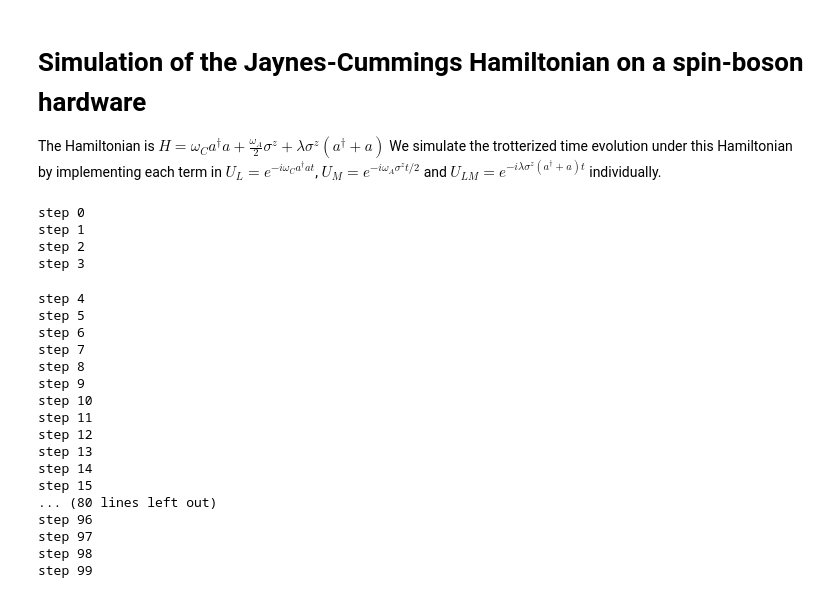
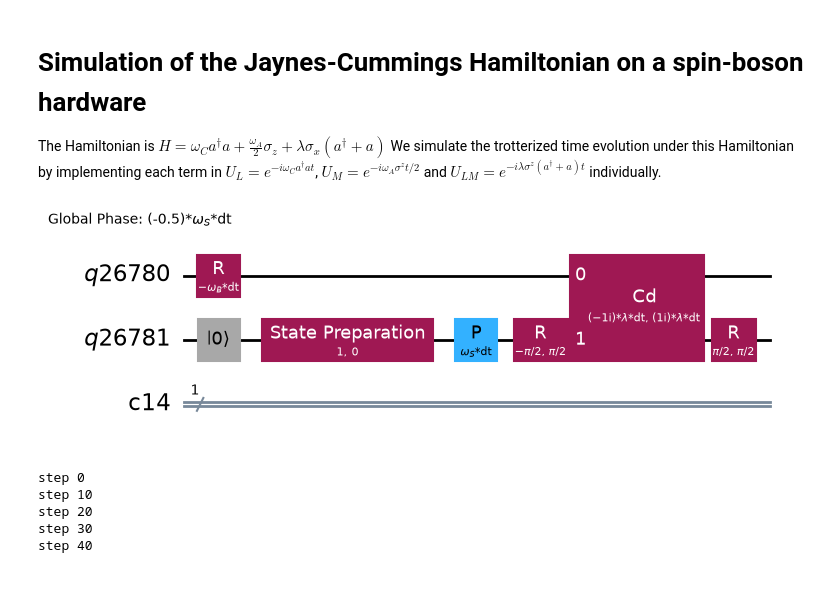
Before and after one commit to simkoi/bosonic_algo, a Jupyter notebook: JC_spin-boson_hardware.ipynb, the cells around one changed output. Saved outputs shown, nothing was run; the diff lists cells and outputs as text; code cells hidden in the pictures.

```diff
--- a/JC_spin-boson_hardware.ipynb
+++ b/JC_spin-boson_hardware.ipynb
@@ -9,7 +19,7 @@ import bosonic_qiskit
 # Simulation of the Jaynes-Cummings Hamiltonian on a spin-boson hardware
 
 The Hamiltonian is
-$H=\omega_C a^\dagger a + \frac{\omega_A}{2}\sigma^z + \lambda \sigma^z (a^\dagger + a)$
+$H=\omega_C a^\dagger a + \frac{\omega_A}{2}\sigma_z + \lambda \sigma_x (a^\dagger + a)$
 </br></br>
 We simulate the trotterized time evolution under this Hamiltonian  by implementing each term in $U_L=e^{-i \omega_C a^\dagger a t}$, $U_M=e^{-i \omega_A \sigma^z t/2}$ and $U_{LM}=e^{-i \lambda \sigma^z (a^\dagger + a) t}$ individually.
 # %%
@@ -60,26 +75,23 @@ def trotterise(circuit, boson, spin, omega_A, omega_C, lam, N, dt, sigmax, sigma
 # %%
-# Define Hamiltonian parameters
-omega_A = 1
-omega_C = 1
-lam = 0.1
-
-# Define computational parameters
-t_tot = 2*np.pi/lam # total time
-N = 100 # number of Trotter time steps
-dt = t_tot/N # timestep
-
+from qiskit.circuit import Parameter
 # Cutoff of the qumode's Fock space: 2^num_qubits_per_qumode
-num_qubits_per_qumode = 3
+num_qubits_per_qumode = 1
 
 # Create new circuit
 boson = bosonic_qiskit.QumodeRegister(num_qumodes=1, num_qubits_per_qumode=num_qubits_per_qumode)
 spin = qiskit.QuantumRegister(1)
-circuit = bosonic_qiskit.CVCircuit(boson,spin)
+classbit = qiskit.ClassicalRegister(1)
+circuit = bosonic_qiskit.CVCircuit(boson,spin,classbit)
 
 # Initialize state to the upper state of the spin
 circuit.initialize([1, 0], spin)
 
-# Define matrices of the observables
-I_qumode = circuit.ops.get_eye(boson.cutoff).toarray()
-sigmax = np.kron(np.array([[0, 1], [1, 0]]), I_qumode) # sigma_x of the spin
-sigmaz = np.kron(np.array([[1, 0], [0, -1]]), I_qumode) # sigma_z of the spin
+omega_A = Parameter('$\omega_S$')
+omega_C = Parameter('$\omega_B$')
+lam = Parameter('$\lambda$')
+dt = Parameter('dt')
+circuit_print = circuit.copy()
+eiht(circuit_print, boson, spin, omega_A, omega_C, lam, dt)
+circuit_print.decompose().draw(output='mpl')
+# %% [output]
+[figure, added]
@@ -86,25 +113,24 @@ sigmaz = np.kron(np.array([[1, 0], [0, -1]]), I_qumode) # sigma_z of the spin
 # %%
-# Run circuit and collect observable trajectories
-sigma_x_expectation, sigma_z_expectation = trotterise(circuit, boson, spin, omega_A, omega_C, lam, N, dt, sigmax, sigmaz)
+# Build list of circuits for the points in teh time series
+circuit_list = []
+circuit_list = trotterise(circuit, boson, spin, omega_A, omega_C, lam, N, dt, circuit_list)
-# %% [output]
-step 0
-step 1
-step 2
-step 3
-step 4
-step 5
-step 6
-step 7
-step 8
-step 9
-step 10
-step 11
-step 12
-step 13
-step 14
-step 15
-... (80 lines left out)
-step 96
-step 97
-step 98
-step 99
+# %%
+# Calculating expectation values according to the original tutorial
+sigma_x_expectation = []
+sigma_z_expectation = []
+
+for i, c in enumerate(circuit_list):
+    if i%10==0:
+        print("step", i)
+
+    # Run cirtuit -- starting from the initial state!!!
+    state, result, fock_counts = bosonic_qiskit.util.simulate(c)
+
+    sigma_x_expectation.append(state.expectation_value(sigmax).real)
+    sigma_z_expectation.append(state.expectation_value(sigmaz).real)
+# %% [output]
+step 0
+step 10
+step 20
+step 30
+step 40
```
Also changed, not shown: parts of 8 cells of this notebook.
